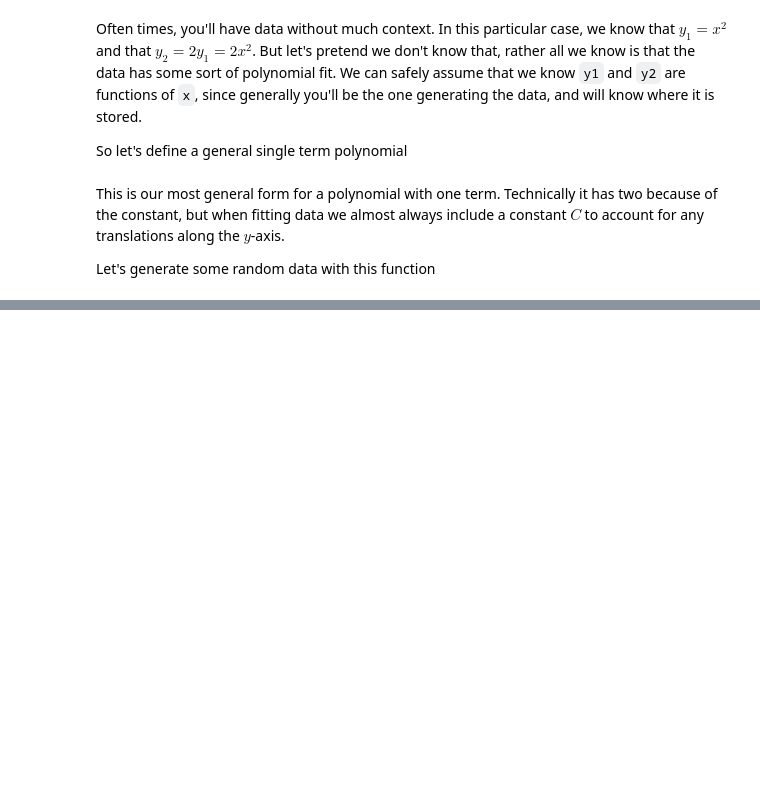
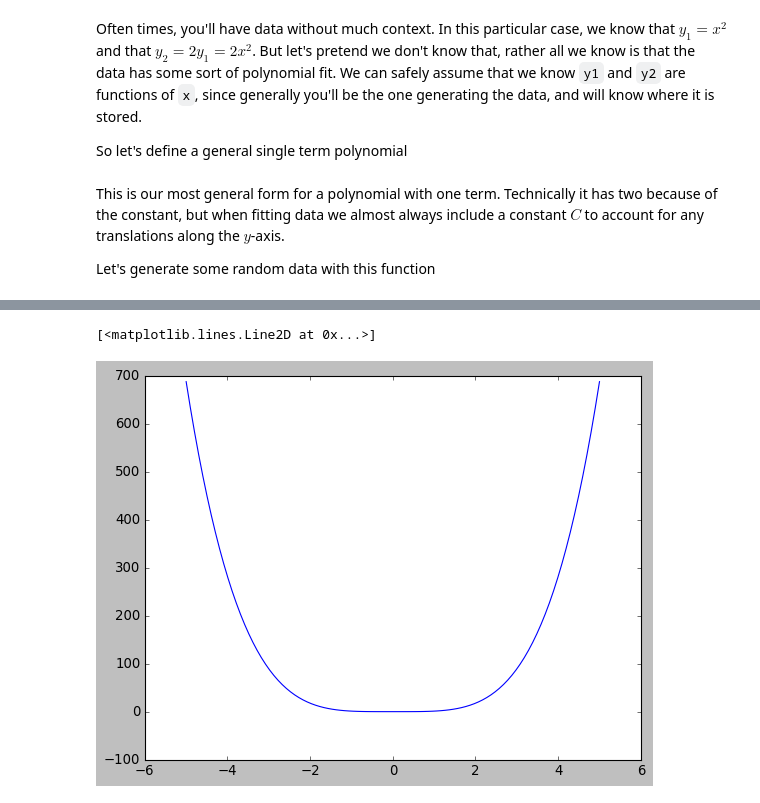
Before and after one commit to varosy/Lectures, a Jupyter notebook: Visualization and Analysis.ipynb, the cells around one changed output, grey strips where cells are left out. Cells and saved outputs as stored; diff of their text form; code cells hidden in the pictures; blank space fills up the shorter version.

```diff
--- a/Visualization and Analysis.ipynb
+++ b/Visualization and Analysis.ipynb
@@ -180,0 +208,5 @@ pt.plot(testX, testY)
+# %%
+pt.plot(testX, testY)
+# %% [output]
+[<matplotlib.lines.Line2D at 0x...>]
+[figure, added]
```
Also changed, not shown: parts of 6 cells of this notebook.
